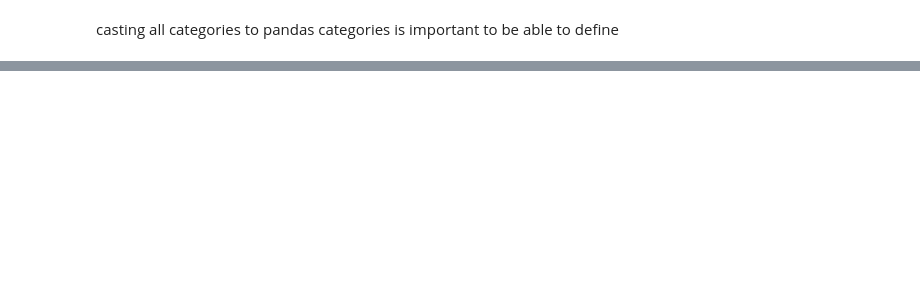
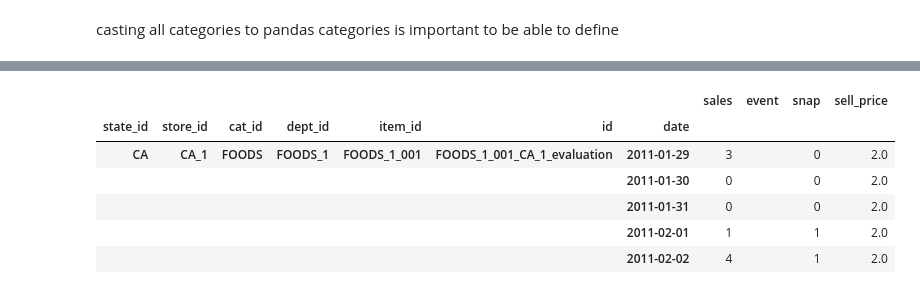
Before and after one commit to lardellin/m5accuracy_myway, a Jupyter notebook: nb/02_preprocessing.ipynb, the cells around one changed output, grey strips where cells are left out. Saved outputs shown, nothing was run; the diff lists cells and outputs as text; code cells hidden in the pictures; blank space fills up the shorter version.

```diff
--- a/nb/02_preprocessing.ipynb
+++ b/nb/02_preprocessing.ipynb
@@ -3,3 +5,13 @@
+# %%
+
+import polars as pl
+import pandas as pd
+from sktime.datatypes import get_examples
+
+df = (
+    pl.read_parquet("../data/reduced_table.parquet")
+    .sort(["id", "date"])
+)
 # %%
 import polars as pl
 import pandas as pd
@@ -56,0 +56,10 @@ df = get_examples(mtype="pd-multiindex", as_scitype="Panel")[2]
+# %%
+df.head()
+# %% [output]
+|  |  |  |  |  |  |  | sales | event | snap | sell_price |
+| state_id | store_id | cat_id | dept_id | item_id | id | date |  |  |  |  |
+| CA | CA_1 | FOODS | FOODS_1 | FOODS_1_001 | FOODS_1_001_CA_1_evaluation | 2011-01-29 | 3 |  | 0 | 2.0 |
+|  |  |  |  |  |  | 2011-01-30 | 0 |  | 0 | 2.0 |
+|  |  |  |  |  |  | 2011-01-31 | 0 |  | 0 | 2.0 |
+|  |  |  |  |  |  | 2011-02-01 | 1 |  | 1 | 2.0 |
+|  |  |  |  |  |  | 2011-02-02 | 4 |  | 1 | 2.0 |
```
Also changed, not shown: parts of 18 cells of this notebook, 1 other file.
